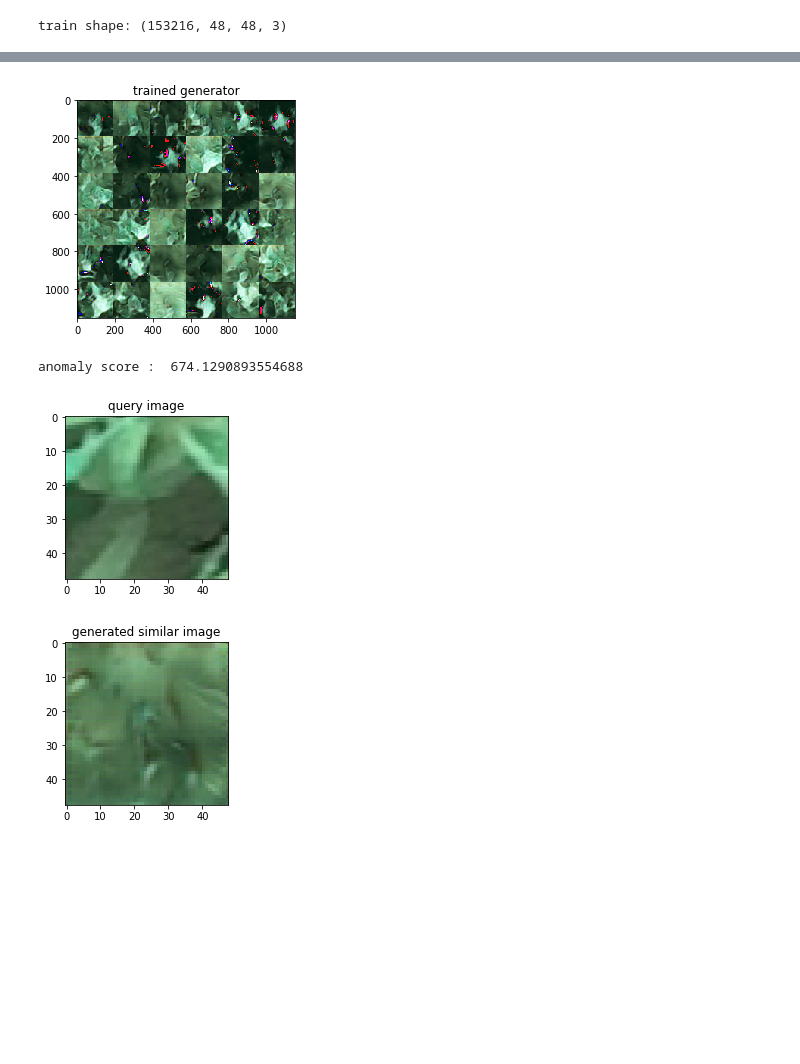
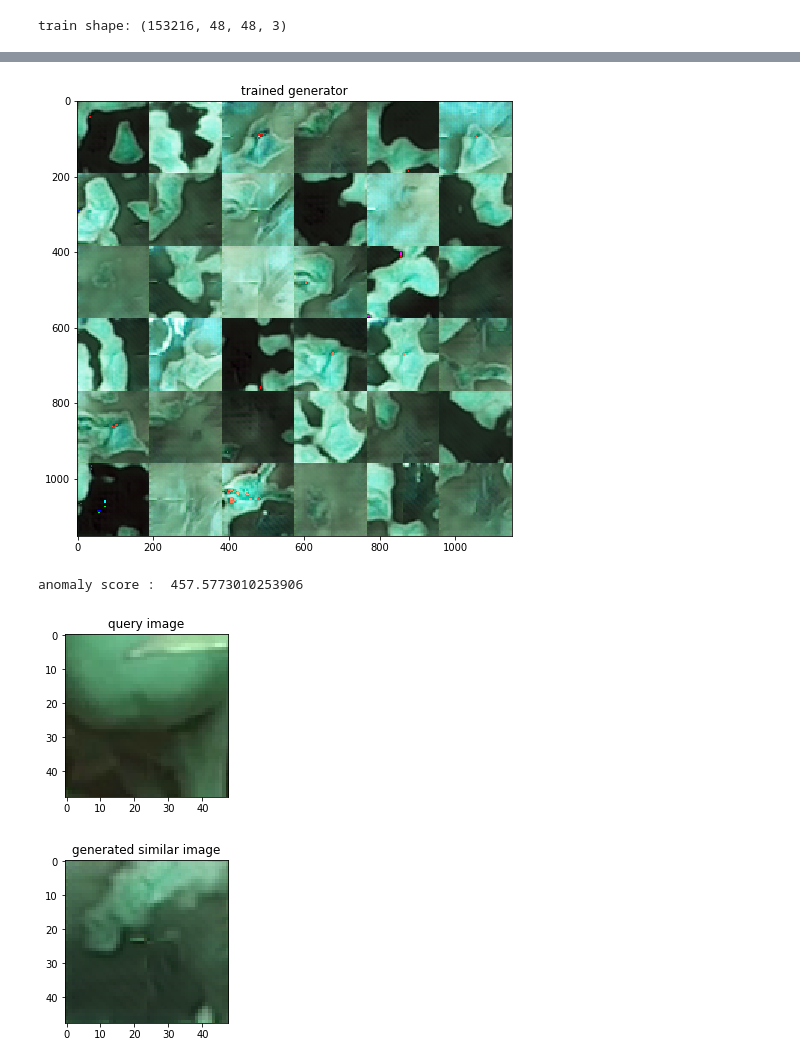
Before and after one commit to MaestriaElectronicaTEC/adversarial-anomaly-detector, a Jupyter notebook: models/anogan/AnoGAN.ipynb, the cells around one changed output, grey strips where cells are left out. Cells and saved outputs as stored; diff of their text form; code cells hidden in the pictures; blank space fills up the shorter version.

```diff
--- a/models/anogan/AnoGAN.ipynb
+++ b/models/anogan/AnoGAN.ipynb
@@ -72,12 +82,12 @@ img = img.astype(np.uint8)
 img = cv2.resize(img, None, fx=4, fy=4, interpolation=cv2.INTER_NEAREST)
 # %%
 ### plt view
-plt.figure(num=0, figsize=(4, 4))
+plt.figure(num=0, figsize=(8, 8))
 plt.title('trained generator')
 plt.imshow(img, cmap=plt.cm.gray)
 plt.show()
 # %% [output]
-[figure, old version]
+[figure, new version]
 # %%
 ### 3. other class anomaly detection
 
@@ -112,11 +131,11 @@ def anomaly_evaluation(test_img):
 # %%
 ### compute anomaly score - sample from test set
-test_img = X_test_original[38]
+test_img = X_test_original[50]
 anomaly_evaluation(np.array([test_img]))
 # %% [output]
-anomaly score :  674.1290893554688
+anomaly score :  457.5773010253906
-[figure, old version]
+[figure, new version]
-[figure, old version]
+[figure, new version]
 # %%
 ### 4. tsne feature view
 
```
Also changed, not shown: parts of 4 cells of this notebook, 1 other file.
